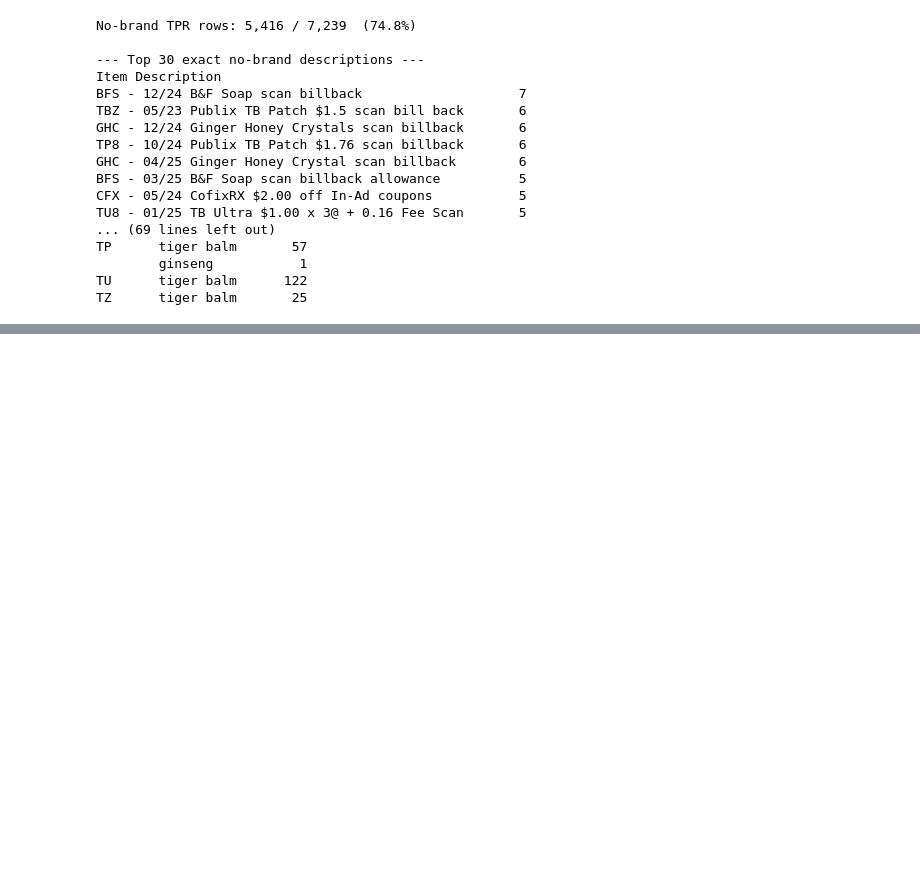
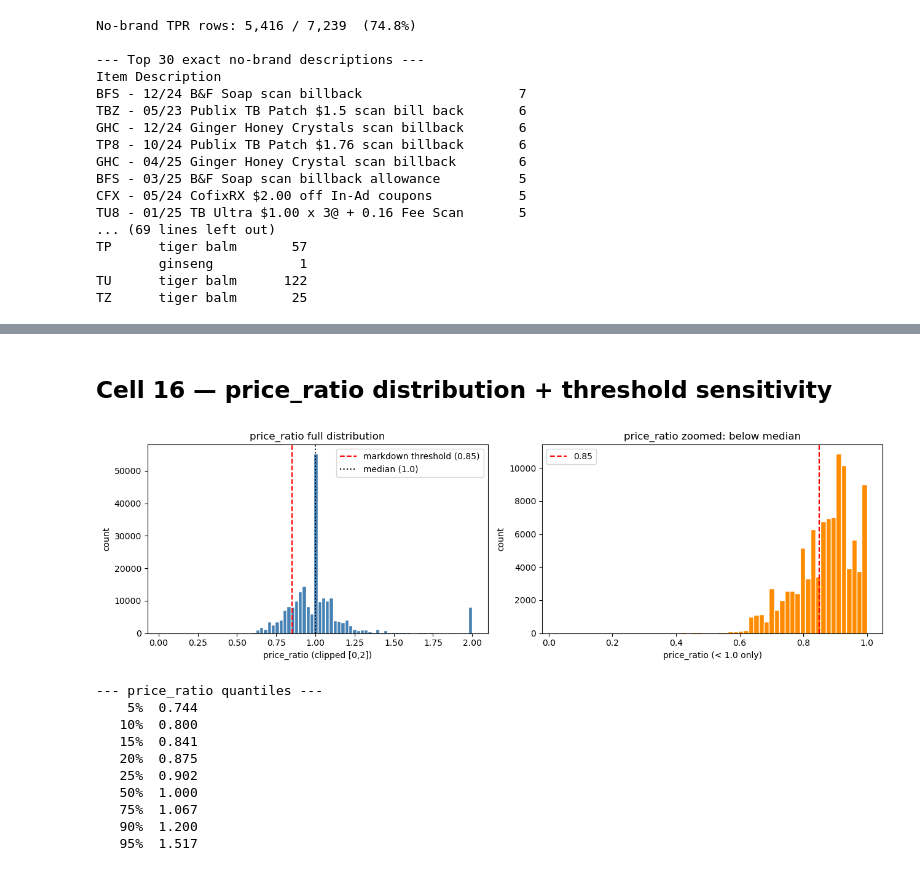
Before and after one commit to binkybarnes/pop_prompt2, a Jupyter notebook: exploration_f1.ipynb, the cells around one changed output, grey strips where cells are left out. Saved outputs shown, nothing was run; the diff lists cells and outputs as text; code cells hidden in the pictures; blank space fills up the shorter version.

```diff
--- a/exploration_f1.ipynb
+++ b/exploration_f1.ipynb
@@ -523,0 +652,45 @@ TZ      tiger balm       25
+# %% [markdown]
+## Cell 16 — price_ratio distribution + threshold sensitivity
+# %%
+import matplotlib.pyplot as plt
+
+pr = tagged['price_ratio'].dropna()
+pr_clip = pr.clip(0, 2)
+
+fig, axes = plt.subplots(1, 2, figsize=(13,4))
+
+axes[0].hist(pr_clip, bins=80, color='steelblue', edgecolor='white')
+axes[0].axvline(0.85, color='red', linestyle='--', label='markdown threshold (0.85)')
+axes[0].axvline(1.0, color='black', linestyle=':', label='median (1.0)')
+axes[0].set_xlabel('price_ratio (clipped [0,2])')
+axes[0].set_ylabel('count')
+axes[0].set_title('price_ratio full distribution')
+axes[0].legend()
+
+sub = pr[pr < 1.0]
+axes[1].hist(sub, bins=60, color='darkorange', edgecolor='white')
+axes[1].axvline(0.85, color='red', linestyle='--', label='0.85')
+axes[1].set_xlabel('price_ratio (< 1.0 only)')
+axes[1].set_ylabel('count')
+axes[1].set_title('price_ratio zoomed: below median')
+axes[1].legend()
+
+plt.tight_layout()
+plt.show()
+
+qs = [0.05, 0.10, 0.15, 0.20, 0.25, 0.50, 0.75, 0.90, 0.95]
+print('--- price_ratio quantiles ---')
+for q in qs:
+    print(f'  {int(q*100):>3}%  {pr.quantile(q):.3f}')
+# %% [output]
+[figure, added]
+--- price_ratio quantiles ---
+    5%  0.744
+   10%  0.800
+   15%  0.841
+   20%  0.875
+   25%  0.902
+   50%  1.000
+   75%  1.067
+   90%  1.200
+   95%  1.517
```
Also changed, not shown: parts of 8 cells of this notebook, 26 other files.
